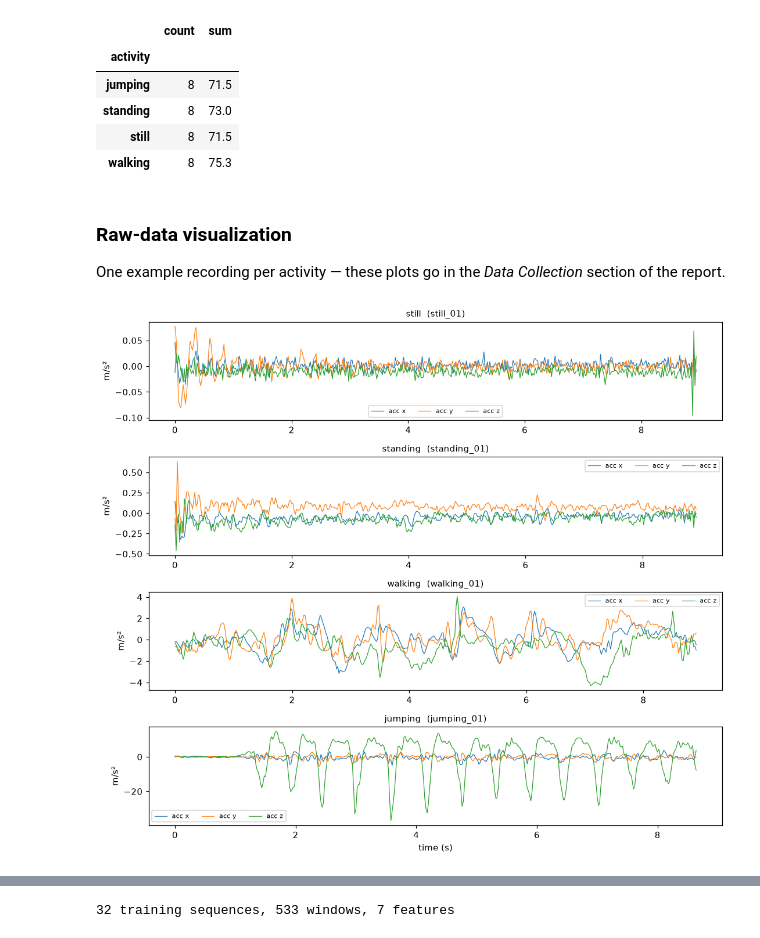
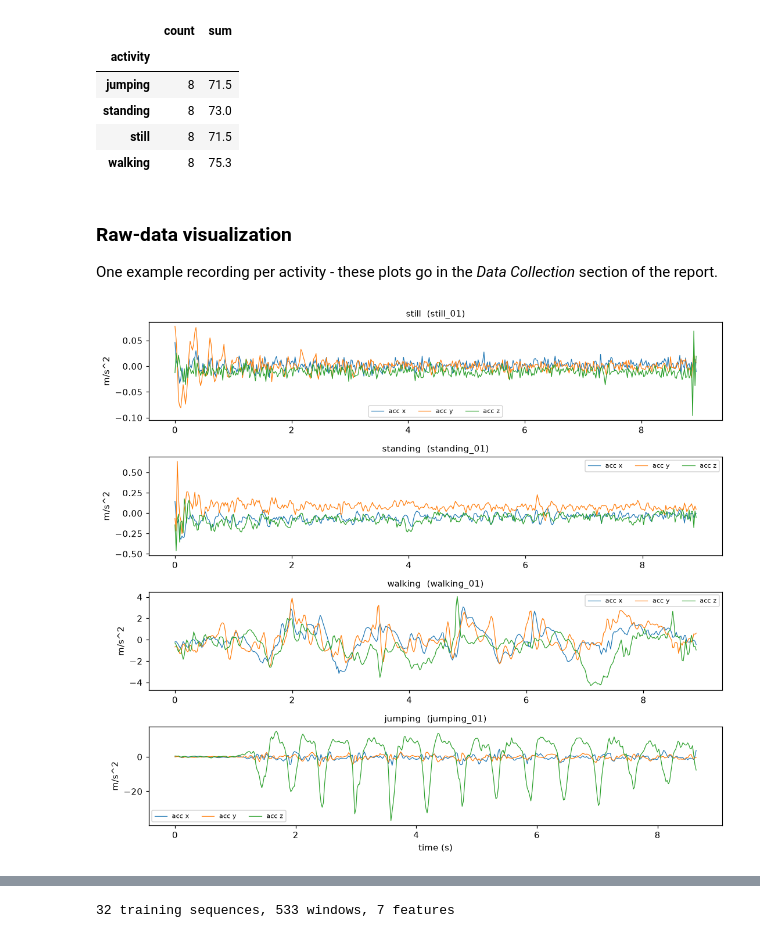
Before and after one commit to Nick-Lemy/hmm_activity_recognition, a Jupyter notebook: hmm_activity_recognition.ipynb, the cells around one changed output, grey strips where cells are left out. Cells and saved outputs as stored; diff of their text form; code cells hidden in the pictures.

```diff
--- a/hmm_activity_recognition.ipynb
+++ b/hmm_activity_recognition.ipynb
@@ -114,13 +114,13 @@ def label_from_name(name):
     for a in ACTIVITIES:
         if base.startswith(a):
             return a
-    raise ValueError(f'Cannot parse activity from "{name}" — name files <activity>_<member>_<nn>')
+    raise ValueError(f'Cannot parse activity from "{name}" - name files <activity>_<member>_<nn>')
 
 def load_dataset(root):
     records = []   # (label, member/file, native_fs, resampled signal)
     entries = sorted(glob.glob(os.path.join(root, '*')))
     if not entries:
-        raise FileNotFoundError(f'No recordings found in "{root}" — add your CSVs first.')
+        raise FileNotFoundError(f'No recordings found in "{root}" - add your CSVs first.')
     for e in entries:
         try:
             if os.path.isdir(e):
@@ -176,22 +176,22 @@ Native sampling rate per file (put the per-member rates in your report):
 | walking | 8 | 75.3 |
 # %% [markdown]
 ### Raw-data visualization
-One example recording per activity — these plots go in the *Data Collection* section of the report.
+One example recording per activity - these plots go in the *Data Collection* section of the report.
 # %%
 fig, axes = plt.subplots(len(ACTIVITIES), 1, figsize=(10, 2.2 * len(ACTIVITIES)), sharex=False)
 for ax, act in zip(np.atleast_1d(axes), ACTIVITIES):
     rec = next((r for r in train_recs if r['label'] == act), None)
     if rec is None:
-        ax.set_title(f'{act} — NO DATA'); continue
+        ax.set_title(f'{act} - NO DATA'); continue
     t = np.arange(len(rec['sig'])) / TARGET_FS
     for i, lab in enumerate(['acc x', 'acc y', 'acc z']):
         ax.plot(t, rec['sig'][:, i], lw=0.8, label=lab)
     ax.set_title(f'{act}  ({rec["name"]})', fontsize=10)
-    ax.set_ylabel('m/s²'); ax.legend(fontsize=7, ncol=3)
+    ax.set_ylabel('m/s^2'); ax.legend(fontsize=7, ncol=3)
 axes[-1].set_xlabel('time (s)')
 plt.tight_layout(); plt.show()
 # %% [output]
-[figure, old version]
+[figure, new version]
 # %% [markdown]
 ## 2. Feature extraction (time + frequency domain)
 
```
Also changed, not shown: parts of 13 cells of this notebook, 1 other file.
